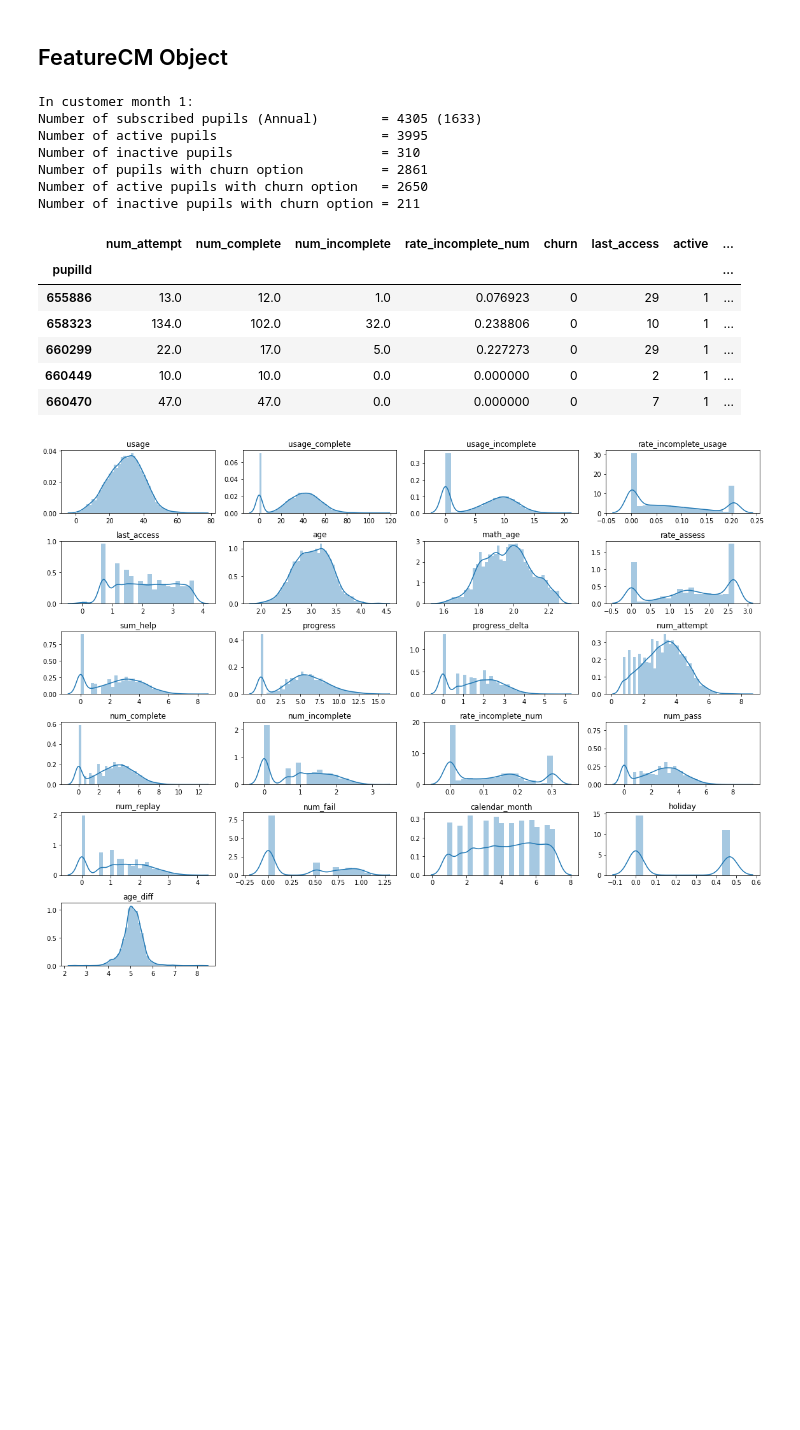
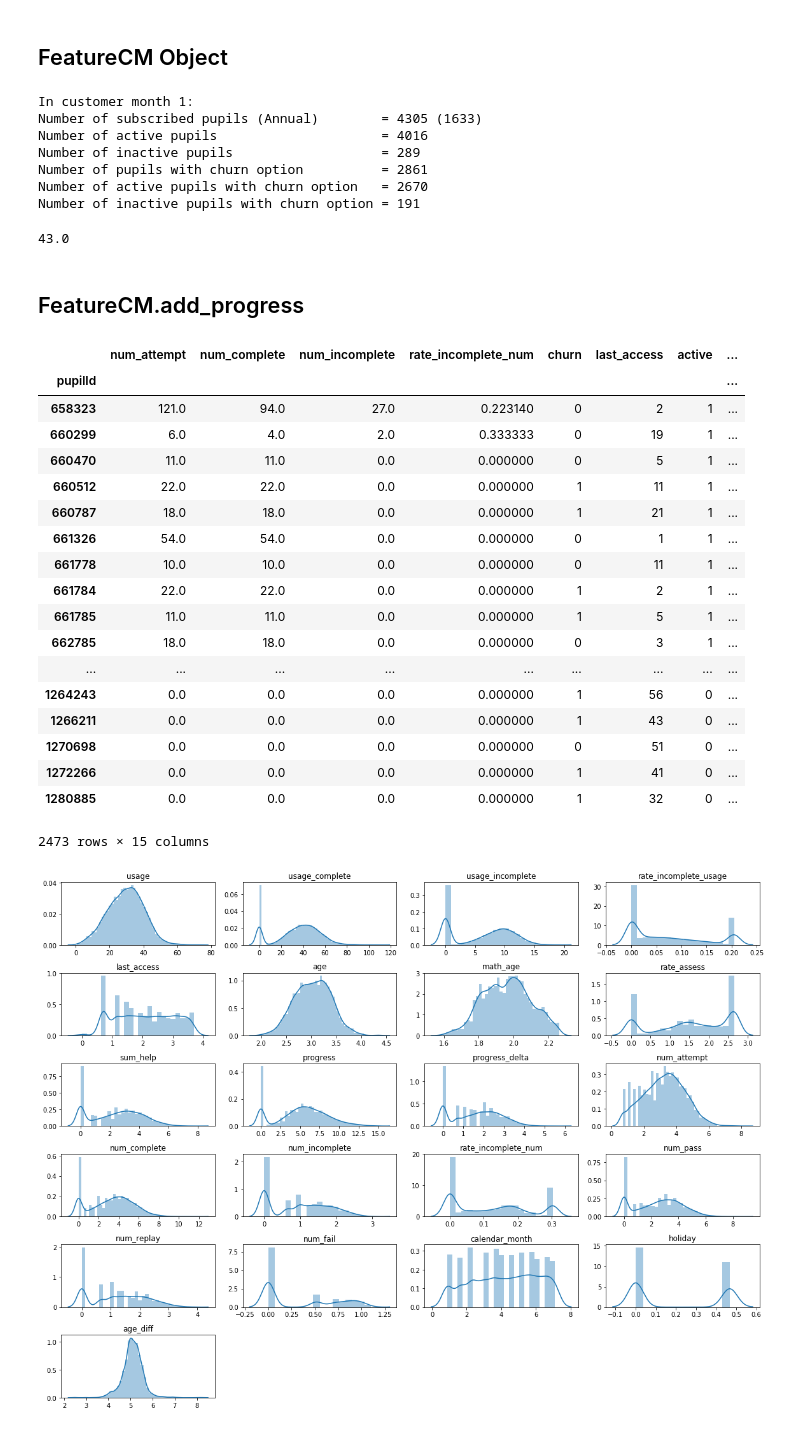
Before and after one commit to vicaws/Whizz, a Jupyter notebook: Code/Churn/Churn/NB_FeatureDefinition.ipynb, the cells around one changed output. Cells and saved outputs as stored; diff of their text form; code cells hidden in the pictures; blank space fills up the shorter version.

Commit message:
add new dataset; finish revising FeatureCM.add_progress

```diff
--- a/Code/Churn/Churn/NB_FeatureDefinition.ipynb
+++ b/Code/Churn/Churn/NB_FeatureDefinition.ipynb
@@ -79,7 +80,7 @@ cmonth = 1
 ftrCM = FeatureCM(feature, cmonth, df_subspt1, cfg)
 
 ftrCM.add_usageTime()
-#ftrCM.add_progress()
+ftrCM.add_progress()
 #ftrCM.add_age()
 #ftrCM.add_outcome()
 #ftrCM.add_score()
@@ -90,8 +91,8 @@ df = ftrCM.df_whizz_
 # %% [output]
 In customer month 1:
 Number of subscribed pupils (Annual)        = 4305 (1633)
-Number of active pupils                     = 3995
-Number of inactive pupils                   = 310
+Number of active pupils                     = 4016
+Number of inactive pupils                   = 289
 Number of pupils with churn option          = 2861
-Number of active pupils with churn option   = 2650
-Number of inactive pupils with churn option = 211
+Number of active pupils with churn option   = 2670
+Number of inactive pupils with churn option = 191
@@ -107,4 +99,19 @@ df_features1 = df_features1[df_features1.index.get_level_values(level=0).isin(pu
+# %%
+df.loc[658323, 'progress']
+# %% [output]
+43.0
+# %% [markdown]
+## FeatureCM.add_progress
 # %%
+pupils_churnOption = ftrCM.pupils_churnOption_
+pupils_neverActive = ftrCM.pupils_neverActive_
+pupils_activePast = ftrCM.pupils_activePast_
+last_access_date_inactive = ftrCM.last_access_date_inactive_
+
+df_features = ftrCM.feature.df_features_
+df_features1 = df_features[df_features['customer_month']==cmonth]
+df_features1 = df_features1[df_features1.index.get_level_values(level=0).isin(pupils_churnOption)]
+
 progress_delta = df_features1.groupby(level=0)['progressions_delta'].sum()
 progress = df_features1.groupby(level=0)['progressions'].max()
 
@@ -115,7 +122,7 @@ df_whizz.loc[:,'progress_delta'] = df_whizz['progress_delta'].fillna(0.0)
 
 # Fill progress for inactive pupils. We need to search lesson history records in all past customer months
 if cmonth == 1:
-    df_whizz.loc[:,'progress'] = 0
+    df_whizz.loc[:,'progress'] = df_whizz['progress'].fillna(0.0)
 else:
     df_whizz.loc[df_whizz.index.isin(pupils_neverActive),'progress'] = 0
 
@@ -130,15 +137,27 @@ else:
 
     df_whizz.loc[df_whizz.index.isin(pupils_activePast),'progress'] = progress_activePast
 # %%
-df_whizz.head()
+df_whizz
 # %% [output]
 |  | num_attempt | num_complete | num_incomplete | rate_incomplete_num | churn | last_access | active | ... |
 | pupilId |  |  |  |  |  |  |  | ... |
-| 655886 | 13.0 | 12.0 | 1.0 | 0.076923 | 0 | 29 | 1 | ... |
-| 658323 | 134.0 | 102.0 | 32.0 | 0.238806 | 0 | 10 | 1 | ... |
-| 660299 | 22.0 | 17.0 | 5.0 | 0.227273 | 0 | 29 | 1 | ... |
-| 660449 | 10.0 | 10.0 | 0.0 | 0.000000 | 0 | 2 | 1 | ... |
-| 660470 | 47.0 | 47.0 | 0.0 | 0.000000 | 0 | 7 | 1 | ... |
+| 658323 | 121.0 | 94.0 | 27.0 | 0.223140 | 0 | 2 | 1 | ... |
+| 660299 | 6.0 | 4.0 | 2.0 | 0.333333 | 0 | 19 | 1 | ... |
+| 660470 | 11.0 | 11.0 | 0.0 | 0.000000 | 0 | 5 | 1 | ... |
+| 660512 | 22.0 | 22.0 | 0.0 | 0.000000 | 1 | 11 | 1 | ... |
+| 660787 | 18.0 | 18.0 | 0.0 | 0.000000 | 1 | 21 | 1 | ... |
+| 661326 | 54.0 | 54.0 | 0.0 | 0.000000 | 0 | 1 | 1 | ... |
+| 661778 | 10.0 | 10.0 | 0.0 | 0.000000 | 0 | 11 | 1 | ... |
+| 661784 | 22.0 | 22.0 | 0.0 | 0.000000 | 1 | 2 | 1 | ... |
+| 661785 | 11.0 | 11.0 | 0.0 | 0.000000 | 1 | 5 | 1 | ... |
+| 662785 | 18.0 | 18.0 | 0.0 | 0.000000 | 0 | 3 | 1 | ... |
+| ... | ... | ... | ... | ... | ... | ... | ... | ... |
+| 1264243 | 0.0 | 0.0 | 0.0 | 0.000000 | 1 | 56 | 0 | ... |
+| 1266211 | 0.0 | 0.0 | 0.0 | 0.000000 | 1 | 43 | 0 | ... |
+| 1270698 | 0.0 | 0.0 | 0.0 | 0.000000 | 0 | 51 | 0 | ... |
+| 1272266 | 0.0 | 0.0 | 0.0 | 0.000000 | 1 | 41 | 0 | ... |
+| 1280885 | 0.0 | 0.0 | 0.0 | 0.000000 | 1 | 32 | 0 | ... |
+2473 rows × 15 columns
 # %%
 df_whizz = pd.DataFrame()
 nmonth = df_subspt1.customer_month.max()
```
Also changed, not shown: parts of 3 cells of this notebook, 19 other files.
